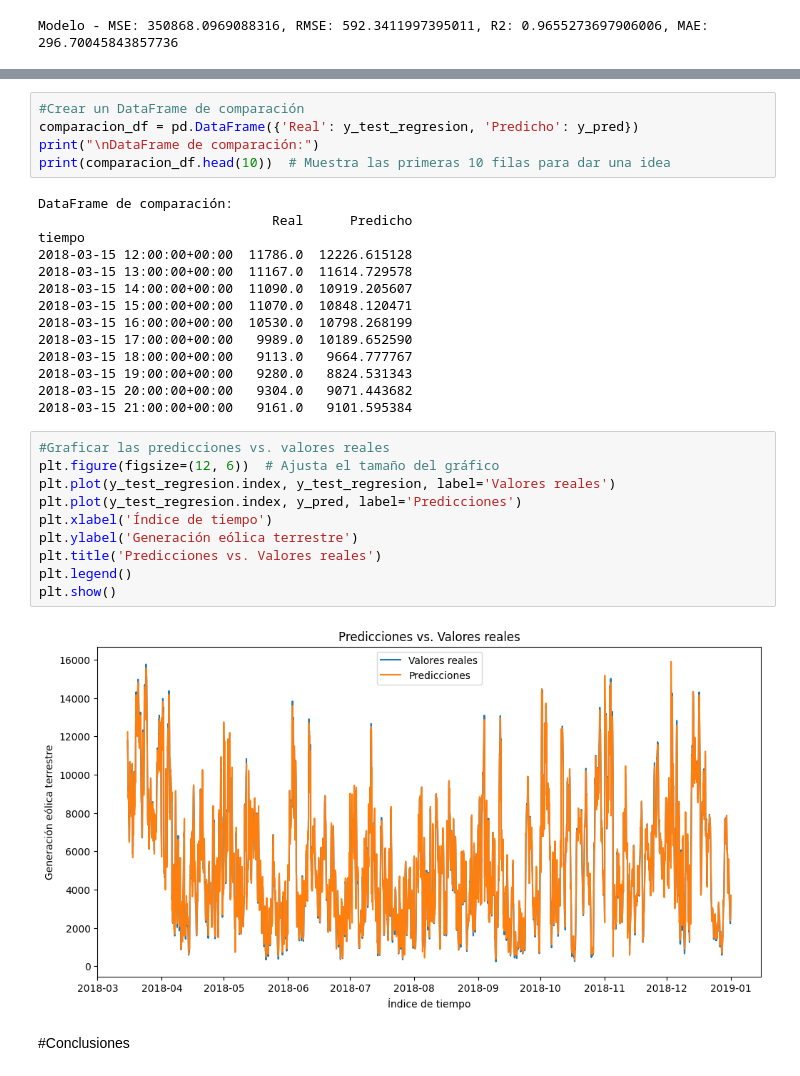
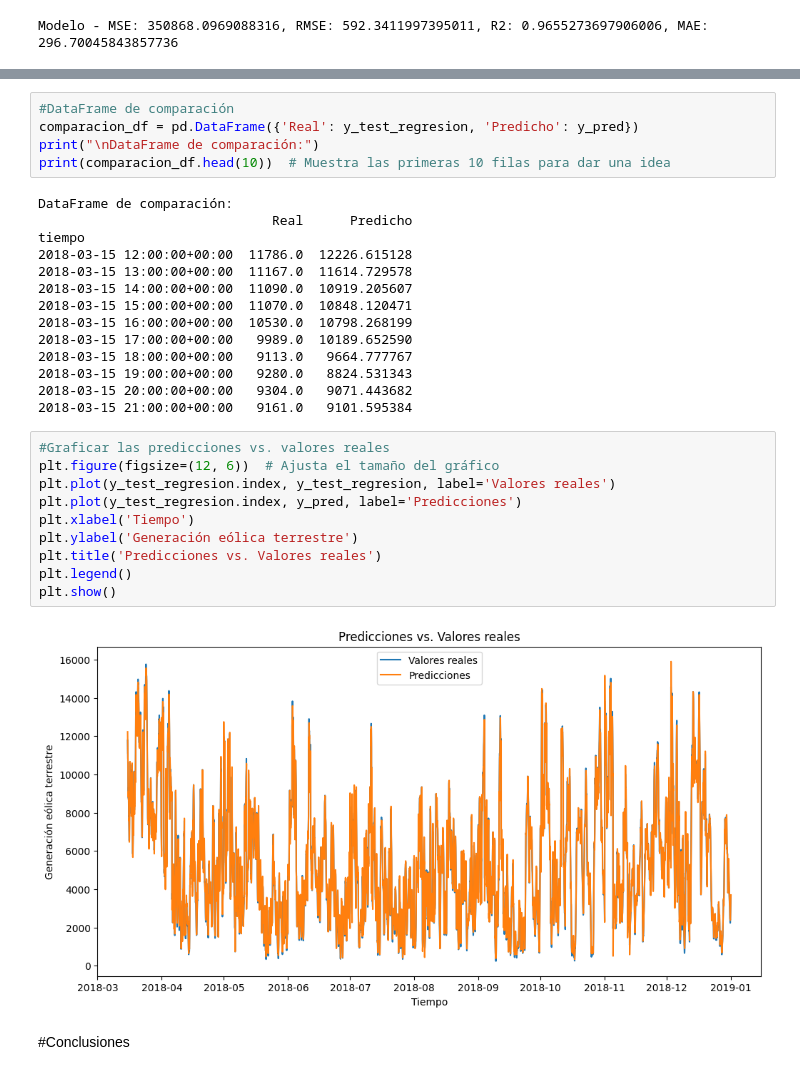
Before and after one commit to Rociosamudio/Machine-Learning-Data-Science-II, a Jupyter notebook: actividad_práctica_APIS_"LizRocio_SamudioRuiz”.ipynb, the cells around one changed output, grey strips where cells are left out. Drawn from its saved outputs; the diff is of its cells as text.

```diff
--- a/actividad_práctica_APIS_"LizRocio_SamudioRuiz”.ipynb
+++ b/actividad_práctica_APIS_"LizRocio_SamudioRuiz”.ipynb
@@ -1387,5 +1397,5 @@ Desviación estándar de RMSE de validación cruzada: 73.45355521153508
 # %%
-#Crear un DataFrame de comparación
+#DataFrame de comparación
 comparacion_df = pd.DataFrame({'Real': y_test_regresion, 'Predicho': y_pred})
 print("\nDataFrame de comparación:")
 print(comparacion_df.head(10))  # Muestra las primeras 10 filas para dar una idea
@@ -1406,15 +1416,15 @@ tiempo
 # %%
 #Graficar las predicciones vs. valores reales
 plt.figure(figsize=(12, 6))  # Ajusta el tamaño del gráfico
 plt.plot(y_test_regresion.index, y_test_regresion, label='Valores reales')
 plt.plot(y_test_regresion.index, y_pred, label='Predicciones')
-plt.xlabel('Índice de tiempo')
+plt.xlabel('Tiempo')
 plt.ylabel('Generación eólica terrestre')
 plt.title('Predicciones vs. Valores reales')
 plt.legend()
 plt.show()
 # %% [output]
-[figure, old version]
+[figure, new version]
 # %% [markdown]
 #Conclusiones
 # %% [markdown]
```
Also changed, not shown: parts of 16 cells of this notebook.
